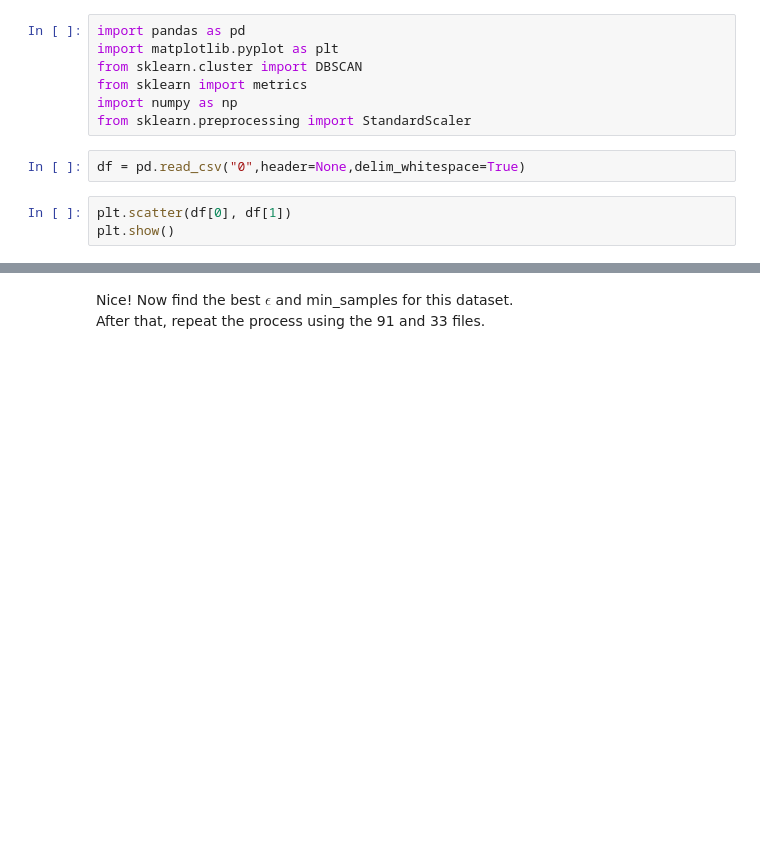
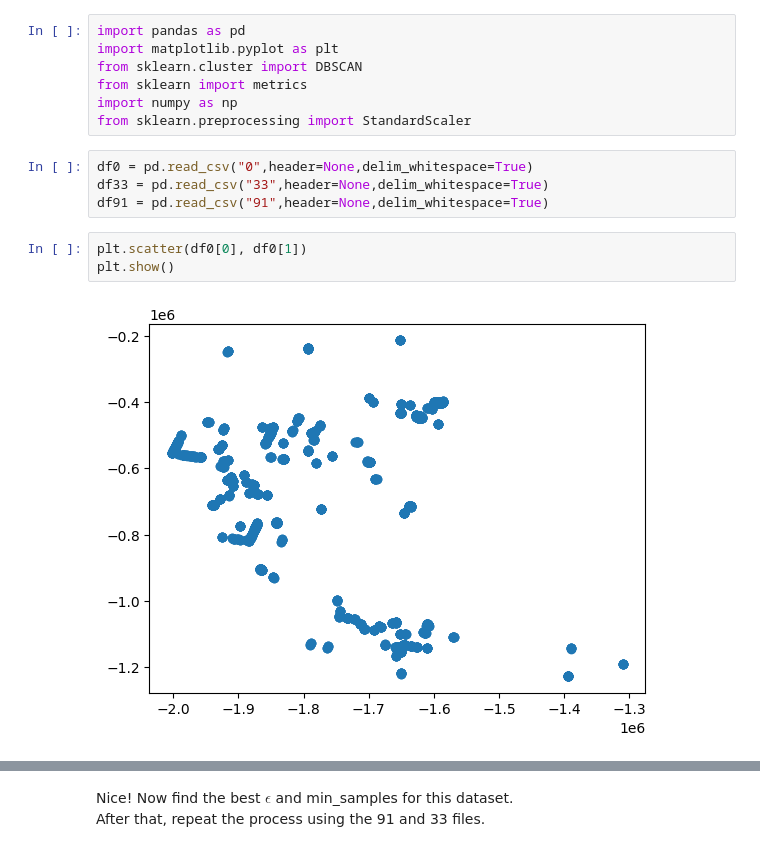
Before and after one commit to williamasesoftware/Clustering, a Jupyter notebook: DBSCAN/DBSCAN/DBSCAN_Ex.ipynb, the cells around one changed output, grey strips where cells are left out. Cells and saved outputs as stored; diff of their text form; blank space fills up the shorter version.

```diff
--- a/DBSCAN/DBSCAN/DBSCAN_Ex.ipynb
+++ b/DBSCAN/DBSCAN/DBSCAN_Ex.ipynb
@@ -10,7 +10,11 @@ from sklearn import metrics
 import numpy as np
 from sklearn.preprocessing import StandardScaler
 # %%
-df = pd.read_csv("0",header=None,delim_whitespace=True)
+df0 = pd.read_csv("0",header=None,delim_whitespace=True)
+df33 = pd.read_csv("33",header=None,delim_whitespace=True)
+df91 = pd.read_csv("91",header=None,delim_whitespace=True)
 # %%
-plt.scatter(df[0], df[1])
+plt.scatter(df0[0], df0[1])
 plt.show()
+# %% [output]
+[figure, added]
```
Also changed, not shown: parts of 10 cells of this notebook, 1 other file.
